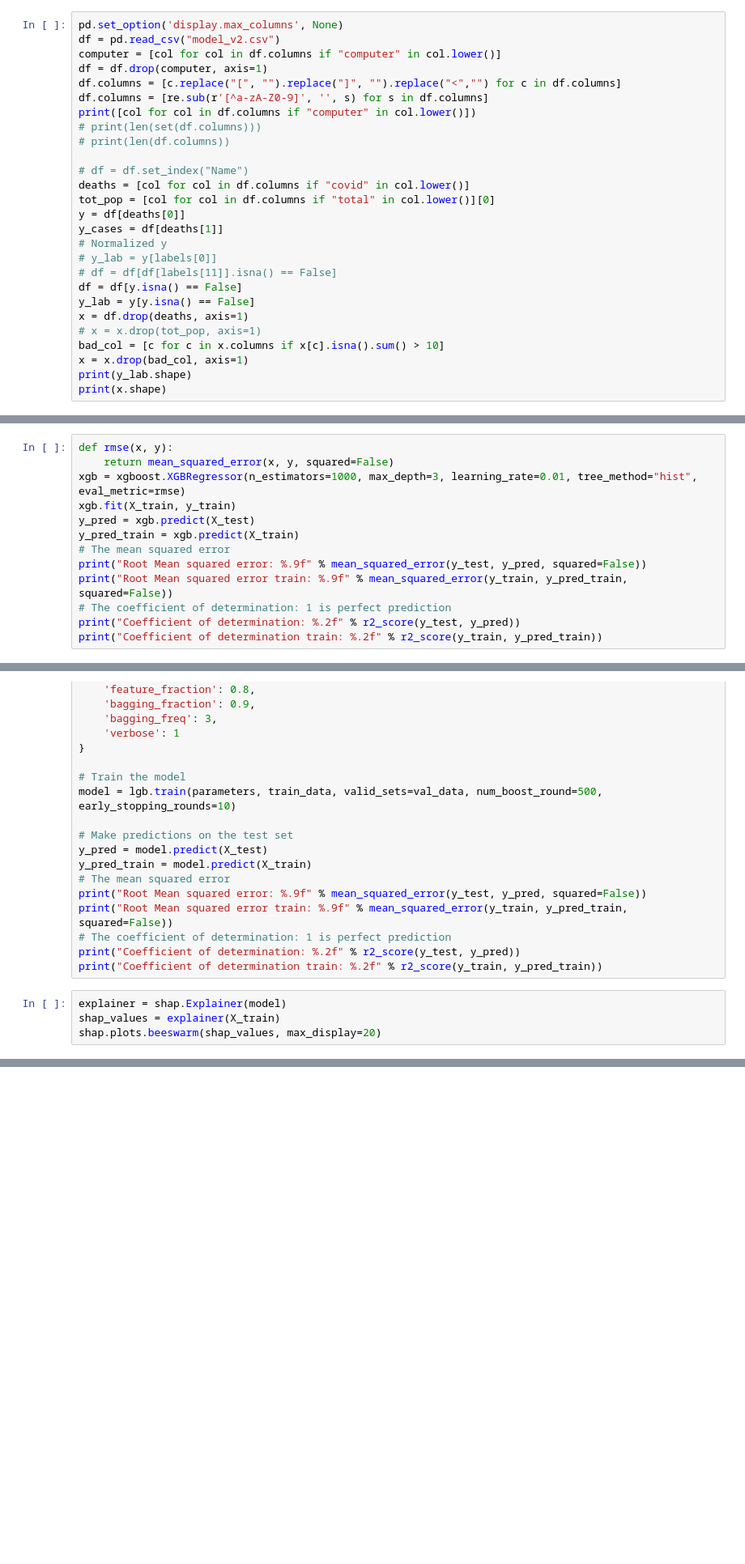
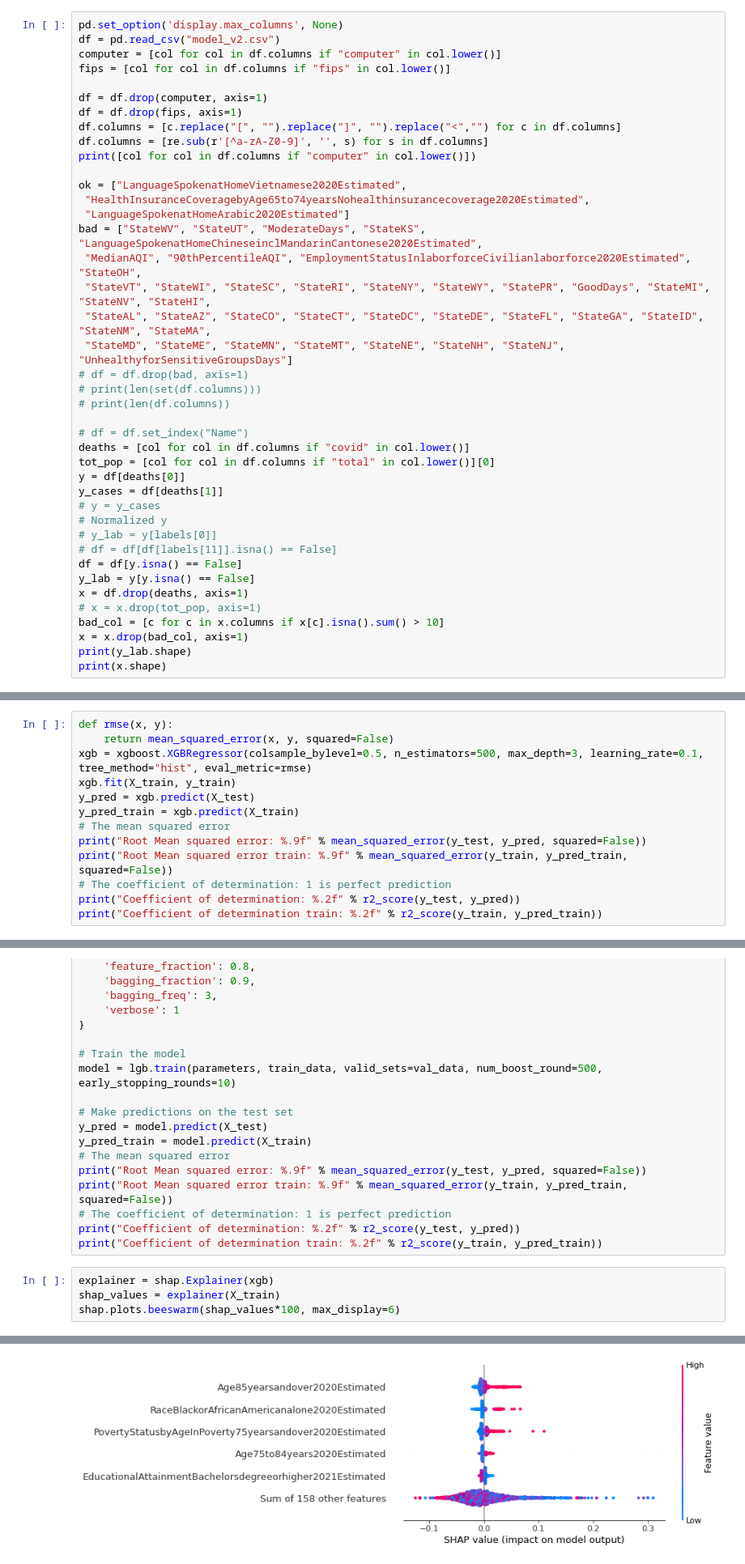
Before and after one commit to zedian/CS229-FinalProject, a Jupyter notebook: model_v2_models.ipynb, the cells around one changed output, grey strips where cells are left out. Shown at 81% size. Drawn from its saved outputs; the diff is of its cells as text; blank space fills up the shorter version.

```diff
--- a/model_v2_models.ipynb
+++ b/model_v2_models.ipynb
@@ -23,10 +24,23 @@ ModuleNotFoundError: No module named 'numba.core'
 pd.set_option('display.max_columns', None)
 df = pd.read_csv("model_v2.csv")
 computer = [col for col in df.columns if "computer" in col.lower()]
+fips = [col for col in df.columns if "fips" in col.lower()]
+
 df = df.drop(computer, axis=1)
+df = df.drop(fips, axis=1)
 df.columns = [c.replace("[", "").replace("]", "").replace("<","") for c in df.columns]
 df.columns = [re.sub(r'[^a-zA-Z0-9]', '', s) for s in df.columns]
 print([col for col in df.columns if "computer" in col.lower()])
+
+ok = ["LanguageSpokenatHomeVietnamese2020Estimated",
+ "HealthInsuranceCoveragebyAge65to74yearsNohealthinsurancecoverage2020Estimated",
+ "LanguageSpokenatHomeArabic2020Estimated"]
+bad = ["StateWV", "StateUT", "ModerateDays", "StateKS", "LanguageSpokenatHomeChineseinclMandarinCantonese2020Estimated",
+ "MedianAQI", "90thPercentileAQI", "EmploymentStatusInlaborforceCivilianlaborforce2020Estimated", "StateOH",
+ "StateVT", "StateWI", "StateSC", "StateRI", "StateNY", "StateWY", "StatePR", "GoodDays", "StateMI", "StateNV", "StateHI",
+ "StateAL", "StateAZ", "StateCO", "StateCT", "StateDC", "StateDE", "StateFL", "StateGA", "StateID", "StateNM", "StateMA",
+ "StateMD", "StateME", "StateMN", "StateMT", "StateNE", "StateNH", "StateNJ", "UnhealthyforSensitiveGroupsDays"]
+# df = df.drop(bad, axis=1)
 # print(len(set(df.columns)))
 # print(len(df.columns))
 
@@ -35,6 +49,7 @@ deaths = [col for col in df.columns if "covid" in col.lower()]
 tot_pop = [col for col in df.columns if "total" in col.lower()][0]
 y = df[deaths[0]]
 y_cases = df[deaths[1]]
+# y = y_cases
 # Normalized y
 # y_lab = y[labels[0]]
 # df = df[df[labels[11]].isna() == False]
@@ -102,7 +117,7 @@ print("Coefficient of determination train: %.4f" % r2_score(y_train, y_pred_trai
 # %%
 def rmse(x, y):
     return mean_squared_error(x, y, squared=False)
-xgb = xgboost.XGBRegressor(n_estimators=1000, max_depth=3, learning_rate=0.01, tree_method="hist", eval_metric=rmse)
+xgb = xgboost.XGBRegressor(colsample_bylevel=0.5, n_estimators=500, max_depth=3, learning_rate=0.1, tree_method="hist", eval_metric=rmse)
 xgb.fit(X_train, y_train)
 y_pred = xgb.predict(X_test)
 y_pred_train = xgb.predict(X_train)
@@ -155,6 +170,7 @@ print("Root Mean squared error train: %.9f" % mean_squared_error(y_train, y_pred
 print("Coefficient of determination: %.2f" % r2_score(y_test, y_pred))
 print("Coefficient of determination train: %.2f" % r2_score(y_train, y_pred_train))
 # %%
-explainer = shap.Explainer(model)
+explainer = shap.Explainer(xgb)
 shap_values = explainer(X_train)
-shap.plots.beeswarm(shap_values, max_display=20)
+shap.plots.beeswarm(shap_values*100, max_display=6)
+# %% [output]
@@ -161,3 +178,4 @@ shap.plots.beeswarm(shap_values, max_display=20)
+[figure, added]
 # %%
 # Create a LightGBM dataset for training
 train_data = lgb.Dataset(X_train, label=y_train)
```
Also changed, not shown: parts of 7 cells of this notebook, 4 other files.
